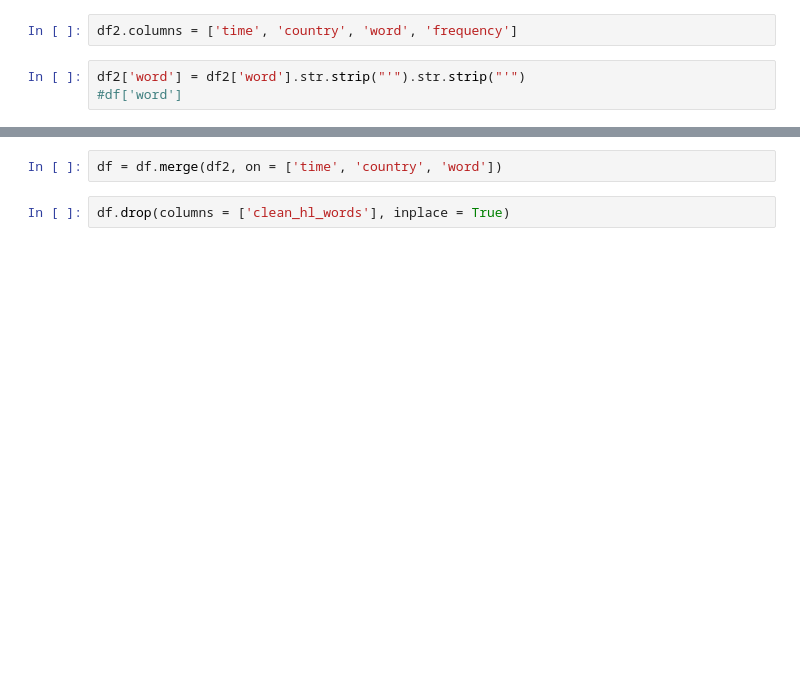
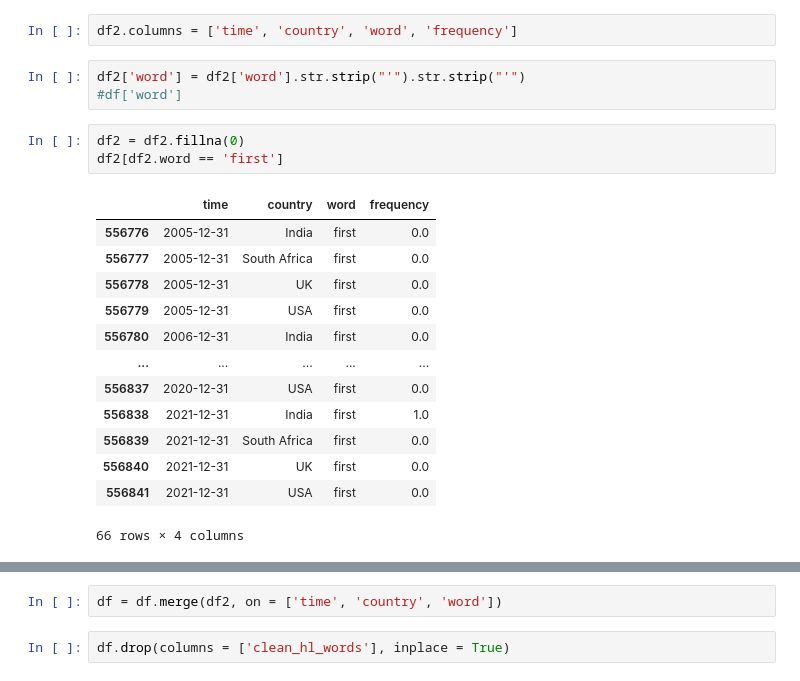
Before and after one commit to lnicoletti/womeninnews, a Jupyter notebook: notebooks/6-TemporalAnalysis.ipynb, the cells around one changed output, grey strips where cells are left out. Cells and saved outputs as stored; diff of their text form; blank space fills up the shorter version.

```diff
--- a/notebooks/6-TemporalAnalysis.ipynb
+++ b/notebooks/6-TemporalAnalysis.ipynb
@@ -181,3 +162,20 @@ df2.columns = ['time', 'country', 'word', 'frequency']
 # %%
 df2['word'] = df2['word'].str.strip("'").str.strip("'")
 #df['word']
+# %%
+df2 = df2.fillna(0)
+df2[df2.word == 'first']
+# %% [output]
+|  | time | country | word | frequency |
+| 556776 | 2005-12-31 | India | first | 0.0 |
+| 556777 | 2005-12-31 | South Africa | first | 0.0 |
+| 556778 | 2005-12-31 | UK | first | 0.0 |
+| 556779 | 2005-12-31 | USA | first | 0.0 |
+| 556780 | 2006-12-31 | India | first | 0.0 |
+| ... | ... | ... | ... | ... |
+| 556837 | 2020-12-31 | USA | first | 0.0 |
+| 556838 | 2021-12-31 | India | first | 1.0 |
+| 556839 | 2021-12-31 | South Africa | first | 0.0 |
+| 556840 | 2021-12-31 | UK | first | 0.0 |
+| 556841 | 2021-12-31 | USA | first | 0.0 |
+66 rows × 4 columns
```
Also changed, not shown: parts of 26 cells of this notebook, 6 other files.
